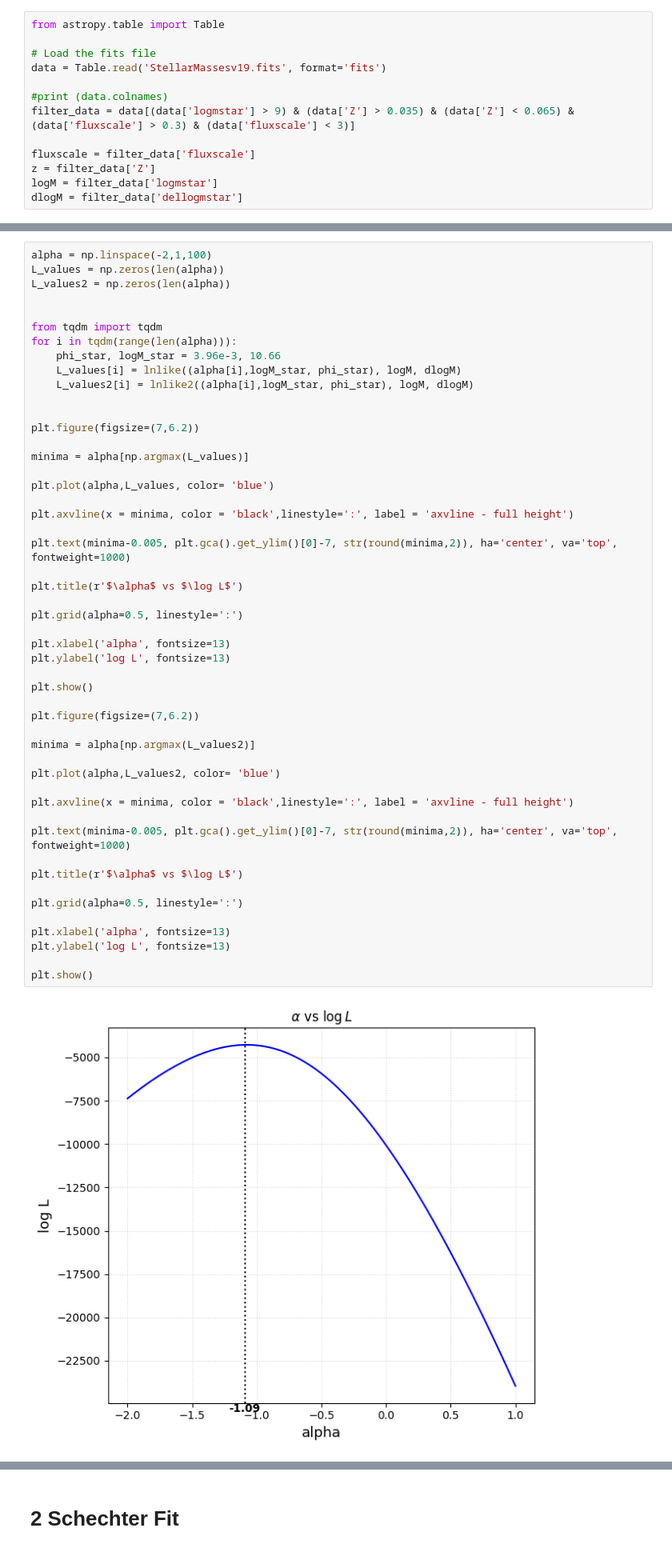
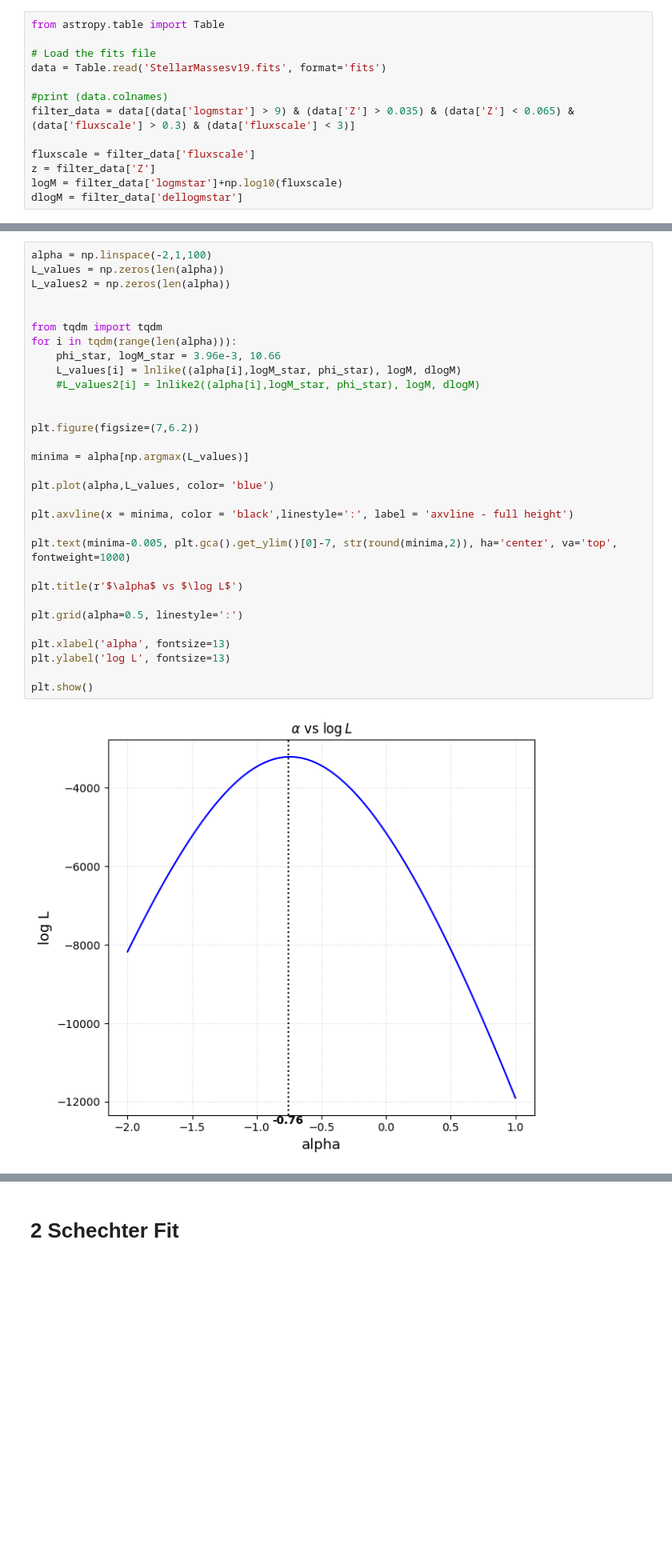
Before and after one commit to AstroArvy/PhD-Thesis, a Jupyter notebook: double schechter v19.ipynb, the cells around one changed output, grey strips where cells are left out. Shown at 80% size. Cells and saved outputs as stored; diff of their text form; blank space fills up the shorter version.

```diff
--- a/double schechter v19.ipynb
+++ b/double schechter v19.ipynb
@@ -16,7 +16,7 @@ filter_data = data[(data['logmstar'] > 9) & (data['Z'] > 0.035) & (data['Z'] < 0
 
 fluxscale = filter_data['fluxscale']
 z = filter_data['Z']
-logM = filter_data['logmstar']
+logM = filter_data['logmstar']+np.log10(fluxscale)
 dlogM = filter_data['dellogmstar']
 # %% [markdown]
 \begin{equation}
@@ -172,51 +172,32 @@ def plot_model_mf(parvals, data, uncert, color):
 alpha = np.linspace(-2,1,100)
 L_values = np.zeros(len(alpha))
 L_values2 = np.zeros(len(alpha))
 
 
 from tqdm import tqdm
 for i in tqdm(range(len(alpha))):
     phi_star, logM_star = 3.96e-3, 10.66
     L_values[i] = lnlike((alpha[i],logM_star, phi_star), logM, dlogM)
-    L_values2[i] = lnlike2((alpha[i],logM_star, phi_star), logM, dlogM)
+    #L_values2[i] = lnlike2((alpha[i],logM_star, phi_star), logM, dlogM)
 
 
 plt.figure(figsize=(7,6.2))
 
 minima = alpha[np.argmax(L_values)]
 
 plt.plot(alpha,L_values, color= 'blue')
 
 plt.axvline(x = minima, color = 'black',linestyle=':', label = 'axvline - full height')
 
 plt.text(minima-0.005, plt.gca().get_ylim()[0]-7, str(round(minima,2)), ha='center', va='top', fontweight=1000)
 
 plt.title(r'$\alpha$ vs $\log L$')
 
 plt.grid(alpha=0.5, linestyle=':')
 
 plt.xlabel('alpha', fontsize=13)
 plt.ylabel('log L', fontsize=13)
 
 plt.show()
-
-plt.figure(figsize=(7,6.2))
-
-minima = alpha[np.argmax(L_values2)]
-
-plt.plot(alpha,L_values2, color= 'blue')
-
-plt.axvline(x = minima, color = 'black',linestyle=':', label = 'axvline - full height')
-
-plt.text(minima-0.005, plt.gca().get_ylim()[0]-7, str(round(minima,2)), ha='center', va='top', fontweight=1000)
-
-plt.title(r'$\alpha$ vs $\log L$')
-
-plt.grid(alpha=0.5, linestyle=':')
-
-plt.xlabel('alpha', fontsize=13)
-plt.ylabel('log L', fontsize=13)
-
-plt.show()
 # %% [output]
-[figure, old version]
+[figure, new version]
```
Also changed, not shown: parts of 7 cells of this notebook.
